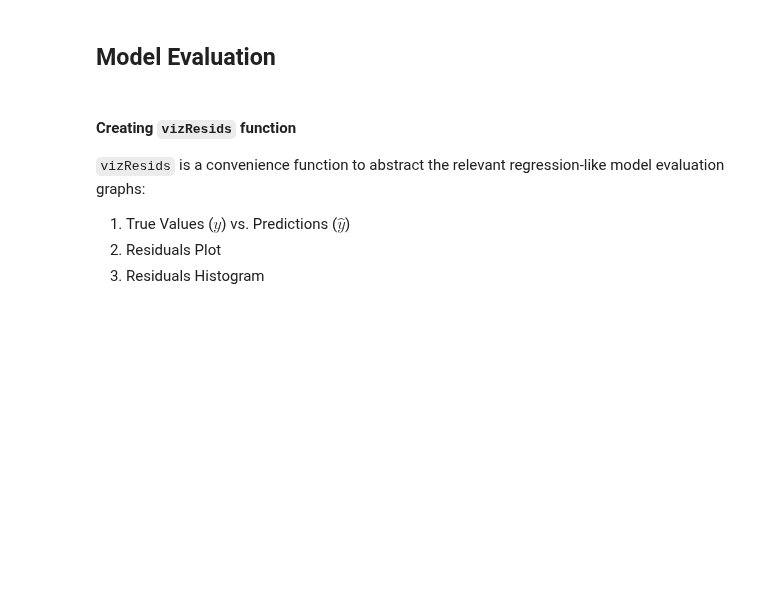
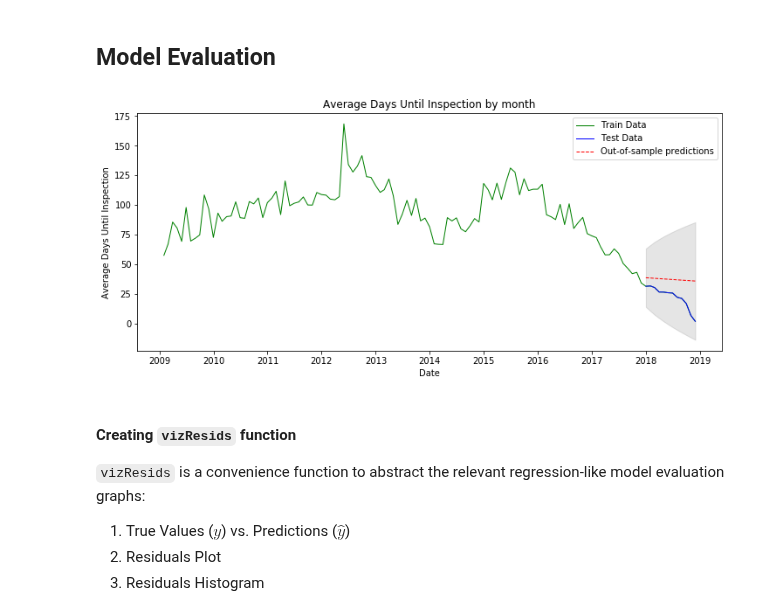
Before and after one commit to Shaddyjr/dob_complaints, a Jupyter notebook: dob_complaints.ipynb, the cells around one changed output. Saved outputs shown, nothing was run; the diff lists cells and outputs as text; code cells hidden in the pictures; blank space fills up the shorter version.

```diff
--- a/dob_complaints.ipynb
+++ b/dob_complaints.ipynb
@@ -815,3 +826,17 @@ vizResids("SARIMA Results", "Days Until Inspection", arima_db[target], fitted_sa
+# %%
+target = "days_until_inspection"
+features = ["med_inc_zip"] #, "cluster"]
+
+# establish features
+X = pd.get_dummies(complaints[features], drop_first = True)
+# establish target
+y = complaints[target]
+
+# train/test split
+X_train, X_test, y_train, y_test = train_test_split(X, y, test_size = .1, shuffle = False)
+
+order = (0, 1, 1) # previously determined
+seasonal_order = (0, 1, 1, 52)
 # %% [markdown]
 ### Modeling SARIMAX
 # %%
@@ -831,3 +864,7 @@ By converting target into classes, can simplify model and increase performance
 ## Model Selection
 # %% [markdown]
 ## Model Evaluation
+# %%
+arima_preds, _, conf_int = fitted_arima.forecast(steps = len(y))
+upper_conf_int = [bounds[0] for bounds in conf_int]
+lower_conf_int = [bounds[1] for bounds in conf_int]
@@ -834,3 +873,17 @@ By converting target into classes, can simplify model and increase performance
+# %%
+plt.figure(figsize=(12,5))
+plt.title("Average Days Until Inspection by month")
+plt.plot(arima_df.index, arima_df, lw=1, color='green', ls='solid',label='Train Data')
+plt.plot(y.index, y, lw=1, color='blue', ls='solid',label='Test Data')
+plt.plot(y.index, arima_preds, lw=1, color='red', ls="dashed",  label='Out-of-sample predictions')
+plt.xlabel("Date")
+plt.ylabel("Average Days Until Inspection")
+
+# conf int
+plt.fill_between(y.index, lower_conf_int, upper_conf_int, color='k', alpha=0.1);
+plt.legend();
+# %% [output]
+[figure, added]
 # %% [markdown]
 #### Creating `vizResids` function
 
```
Also changed, not shown: parts of 38 cells of this notebook.
